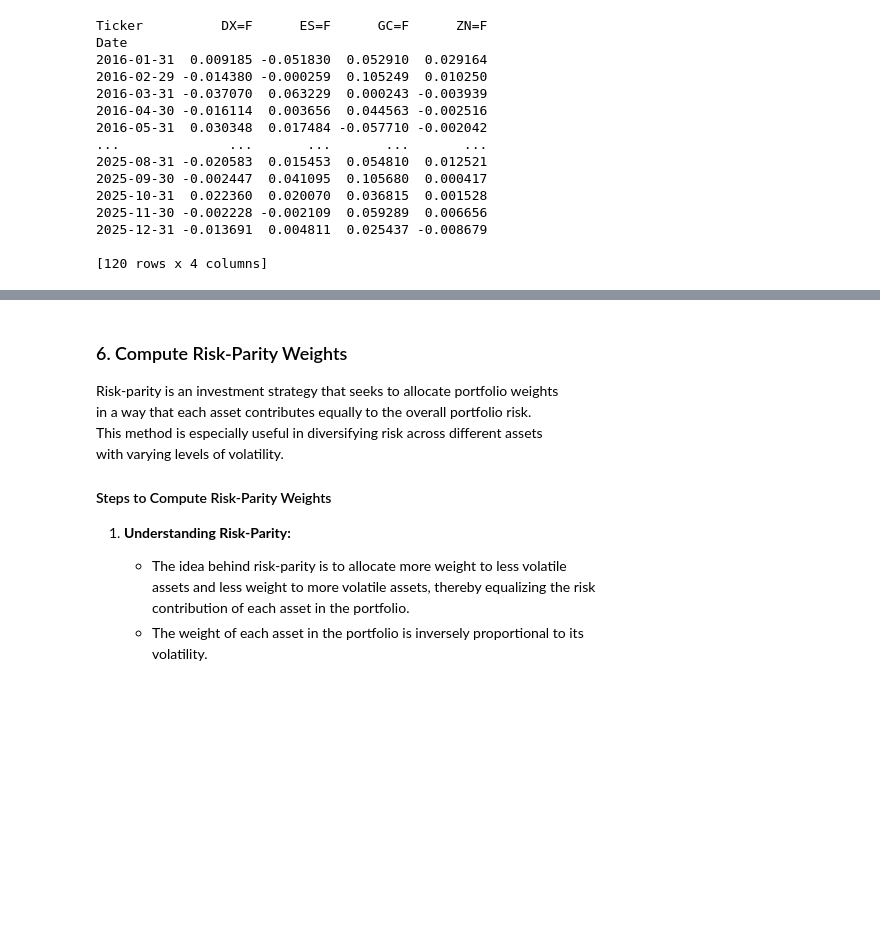
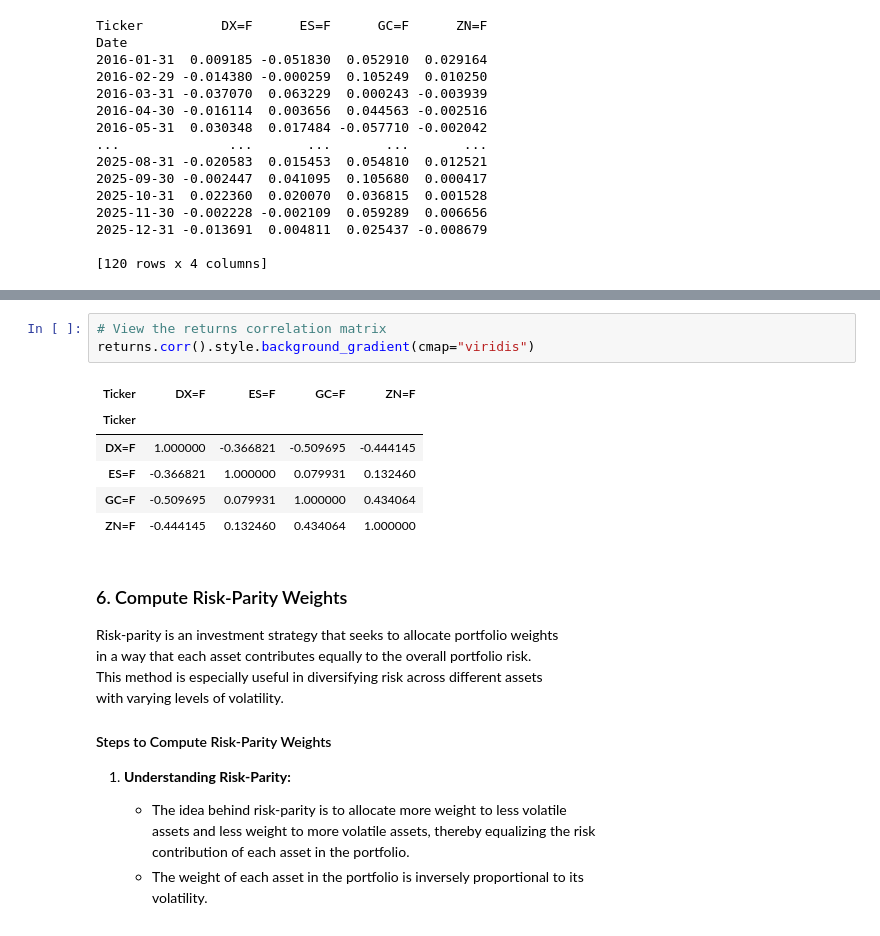
Before and after one commit to waynebar69/risk-parity-portfolio-backtesting, a Jupyter notebook: notebooks/risk_parity_portfolio_backtest.ipynb, the cells around one changed output, grey strips where cells are left out. Drawn from its saved outputs; the diff is of its cells as text; blank space fills up the shorter version.

```diff
--- a/notebooks/risk_parity_portfolio_backtest.ipynb
+++ b/notebooks/risk_parity_portfolio_backtest.ipynb
@@ -275,3 +282,13 @@ Date
+# %%
+# View the returns correlation matrix
+returns.corr().style.background_gradient(cmap="viridis")
+# %% [output]
+| Ticker | DX=F | ES=F | GC=F | ZN=F |
+| Ticker |  |  |  |  |
+| DX=F | 1.000000 | -0.366821 | -0.509695 | -0.444145 |
+| ES=F | -0.366821 | 1.000000 | 0.079931 | 0.132460 |
+| GC=F | -0.509695 | 0.079931 | 1.000000 | 0.434064 |
+| ZN=F | -0.444145 | 0.132460 | 0.434064 | 1.000000 |
 # %% [markdown]
 ### 6. Compute Risk-Parity Weights
 
```
Also changed, not shown: parts of 4 cells of this notebook.
